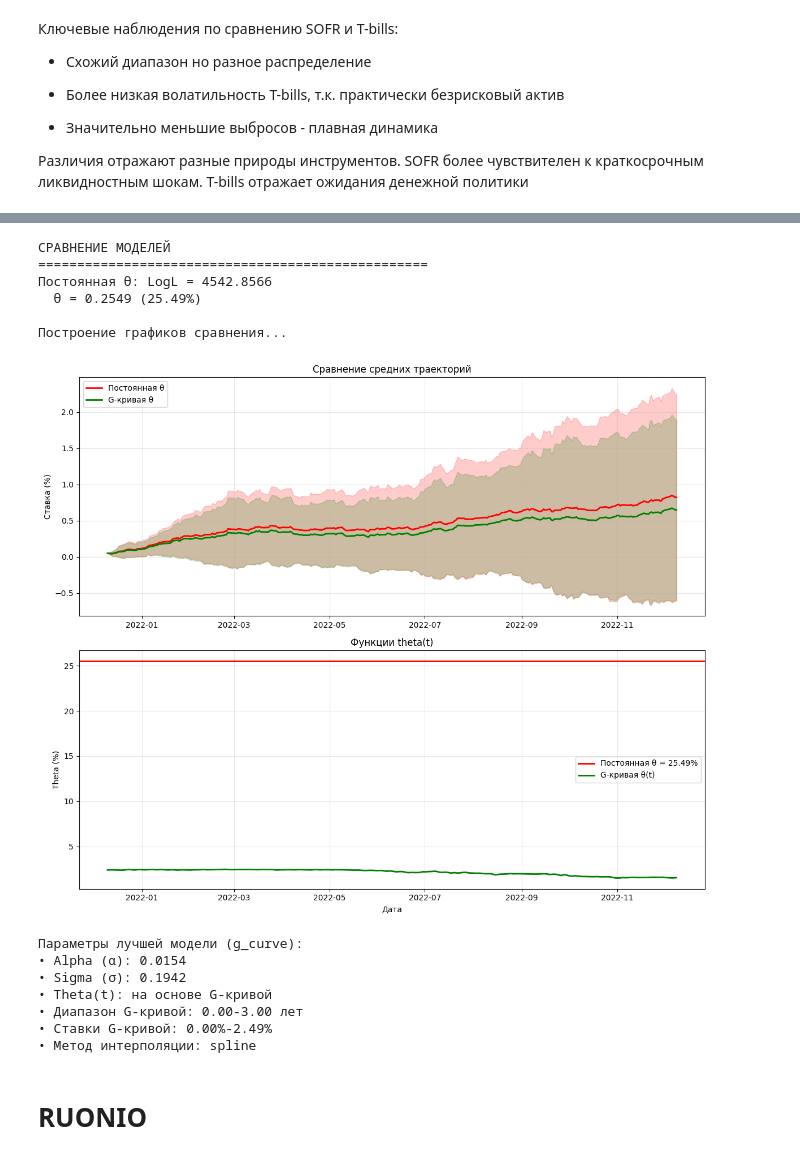
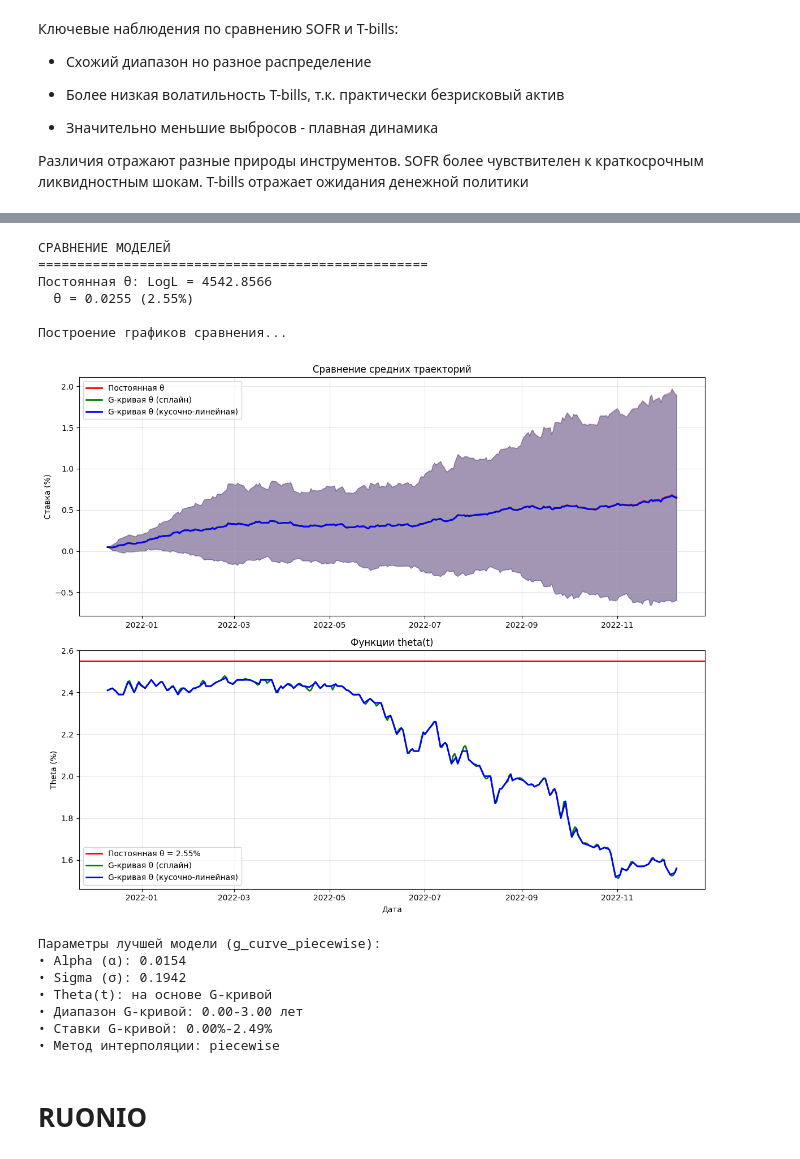
Before and after one commit to ArtemLiA/Quants-Project, a Jupyter notebook: main.ipynb, the cells around one changed output, grey strips where cells are left out. Saved outputs shown, nothing was run; the diff lists cells and outputs as text; code cells hidden in the pictures.

```diff
--- a/main.ipynb
+++ b/main.ipynb
@@ -38,7 +36,7 @@ plot_historical_data(raw_sofr_df)
 Горизонт прогнозирования, релевантный для большинства финансовых инструментов, равен одному году.
 # %%
 calc_date = pd.Timestamp("2021-12-10")
-start_date = calc_date - pd.Timedelta(days=365 * 3)
+start_date = raw_sofr_df["Date"].min()  # calc_date - pd.Timedelta(days=365 * 3)
 end_date = calc_date + pd.Timedelta(days=365)
 # %%
 # Фильтруем данные до нашей расчетной даты
@@ -162,21 +165,23 @@ for model_type in models:
 # %%
 best_type = compare_models(models, sofr_initial, calc_date, end_date)
-print_best_params(models, best_type)
 # %% [output]
 СРАВНЕНИЕ МОДЕЛЕЙ
 ==================================================
 Постоянная θ: LogL = 4542.8566
-  θ = 0.2549 (25.49%)
+  θ = 0.0255 (2.55%)
 
 Построение графиков сравнения...
-[figure, old version]
+[figure, new version]
-Параметры лучшей модели (g_curve):
-• Alpha (α): 0.0154
-• Sigma (σ): 0.1942
-• Theta(t): на основе G-кривой
-• Диапазон G-кривой: 0.00-3.00 лет
-• Ставки G-кривой: 0.00%-2.49%
-• Метод интерполяции: spline
+# %%
+print_best_params(models, "g_curve_piecewise")
+# %% [output]
+Параметры лучшей модели (g_curve_piecewise):
+• Alpha (α): 0.0154
+• Sigma (σ): 0.1942
+• Theta(t): на основе G-кривой
+• Диапазон G-кривой: 0.00-3.00 лет
+• Ставки G-кривой: 0.00%-2.49%
+• Метод интерполяции: piecewise
 # %% [markdown]
 # RUONIO
 # %%
```
Also changed, not shown: parts of 10 cells of this notebook, 5 other files.
